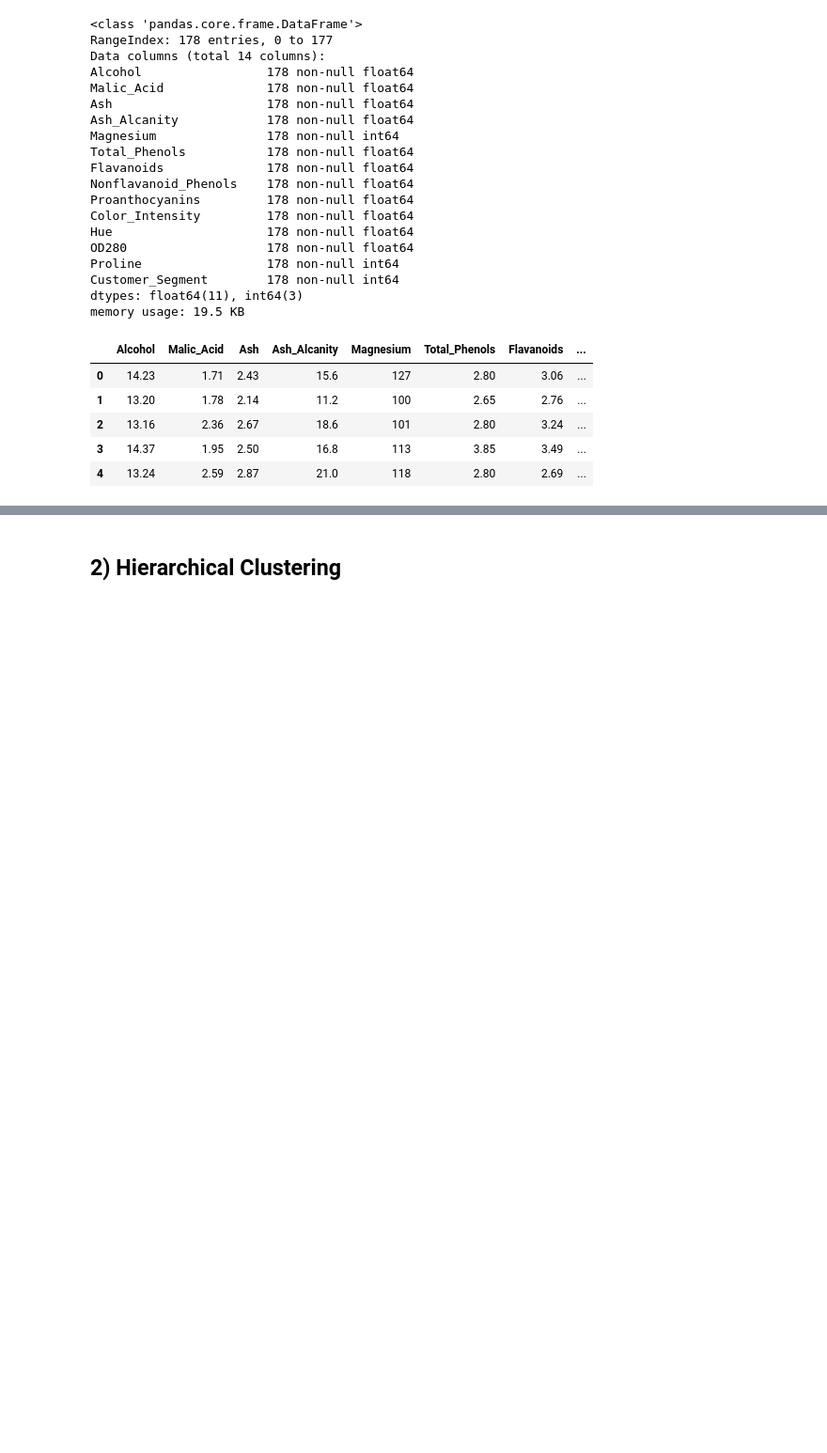
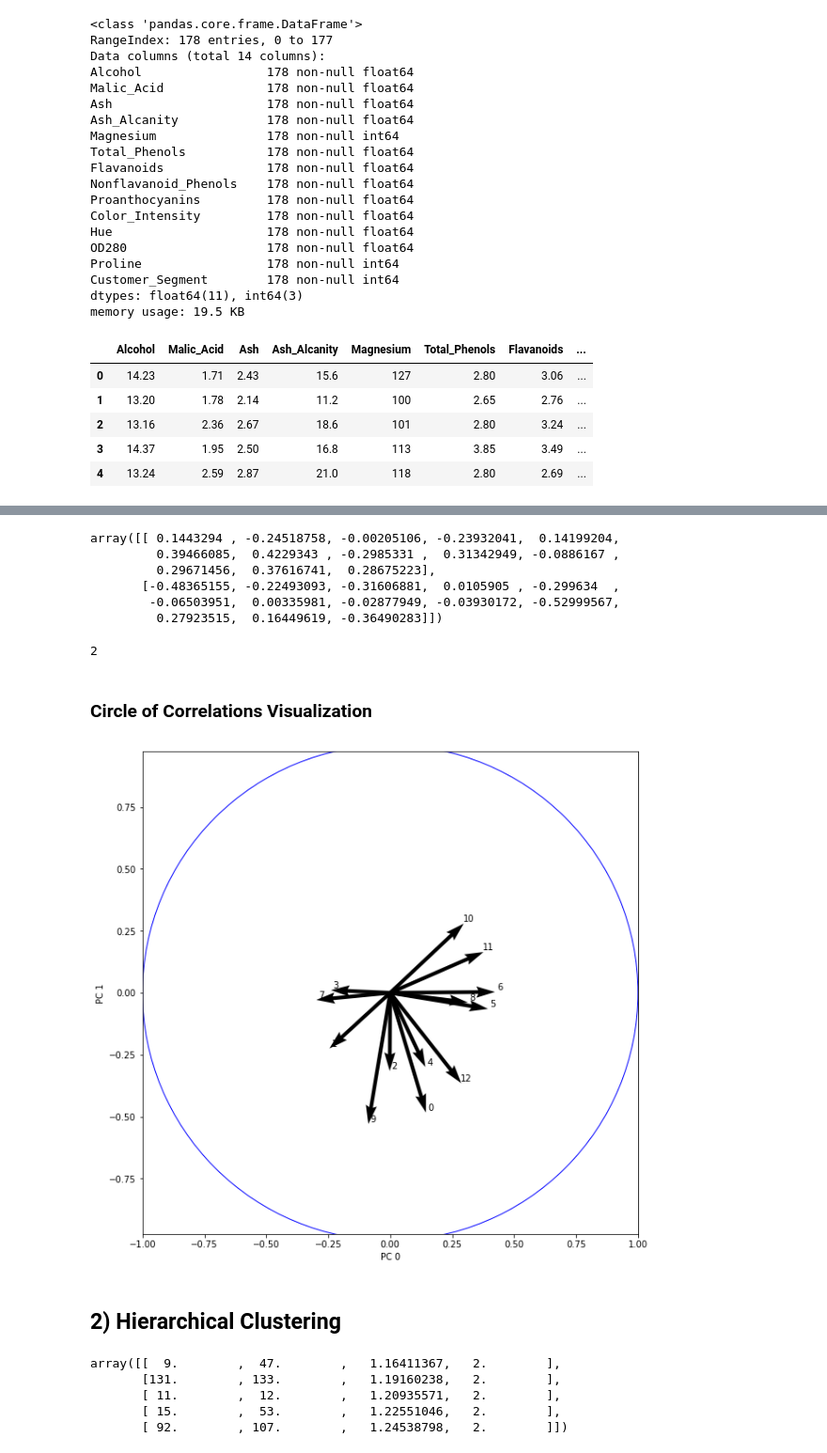
Before and after one commit to RogierMs/Bocconi-Statistics, a Jupyter notebook: Assignment 2/Assignment 2 Group O.ipynb, the cells around one changed output, grey strips where cells are left out. Shown at 94% size. Saved outputs shown, nothing was run; the diff lists cells and outputs as text; code cells hidden in the pictures; blank space fills up the shorter version.

```diff
--- a/Assignment 2/Assignment 2 Group O.ipynb
+++ b/Assignment 2/Assignment 2 Group O.ipynb
@@ -39,0 +53,4 @@ df.head()
+# %%
+from sklearn.preprocessing import StandardScaler
+
+x = StandardScaler().fit_transform(x)
@@ -39,0 +61,4 @@ df.head()
+# %%
+my_pca = PCA(n_components=2)
+# %%
+principal_components = my_pca.fit_transform(x)
@@ -40,2 +76,48 @@ df.head()
+# %%
+PCs = my_pca.components_ #Loadings of the two Principal Components
+# %%
+PCs
+# %% [output]
+array([[ 0.1443294 , -0.24518758, -0.00205106, -0.23932041,  0.14199204,
+         0.39466085,  0.4229343 , -0.2985331 ,  0.31342949, -0.0886167 ,
+         0.29671456,  0.37616741,  0.28675223],
+       [-0.48365155, -0.22493093, -0.31606881,  0.0105905 , -0.299634  ,
+        -0.06503951,  0.00335981, -0.02877949, -0.03930172, -0.52999567,
+         0.27923515,  0.16449619, -0.36490283]])
+# %%
+PCs.shape[0]
+# %% [output]
+2
+# %% [markdown]
+### Circle of Correlations Visualization
+# %%
+# Use quiver to generate the basic plot
+fig = plt.figure(figsize=(10,10))
+plt.quiver(np.zeros(PCs.shape[1]), np.zeros(PCs.shape[1]),
+           PCs[0,:], PCs[1,:],
+           angles='xy', scale_units='xy', scale=1)
+
+# Add labels based on feature names (here just numbers)
+feature_names = np.arange(PCs.shape[1])
+for i,j,z in zip(PCs[1,:]+0.02, PCs[0,:]+0.02, feature_names):
+    plt.text(j, i, z, ha='center', va='center')
+
+# Add unit circle
+circle = plt.Circle((0,0), 1, facecolor='none', edgecolor='b')
+plt.gca().add_artist(circle)
+
+# Ensure correct aspect ratio and axis limits
+plt.axis('equal')
+plt.xlim([-1.0,1.0])
+plt.ylim([-1.0,1.0])
+
+# Label axes
+plt.xlabel('PC 0')
+plt.ylabel('PC 1')
+
+# Done
+plt.show()
+# %% [output]
+[figure, added]
 # %% [markdown]
 ## 2) Hierarchical Clustering
@@ -41,0 +130,8 @@ df.head()
+# %%
+linked[0:5]
+# %% [output]
+array([[  9.        ,  47.        ,   1.16411367,   2.        ],
+       [131.        , 133.        ,   1.19160238,   2.        ],
+       [ 11.        ,  12.        ,   1.20935571,   2.        ],
+       [ 15.        ,  53.        ,   1.22551046,   2.        ],
+       [ 92.        , 107.        ,   1.24538798,   2.        ]])
```
Also changed, not shown: parts of 27 cells of this notebook.
